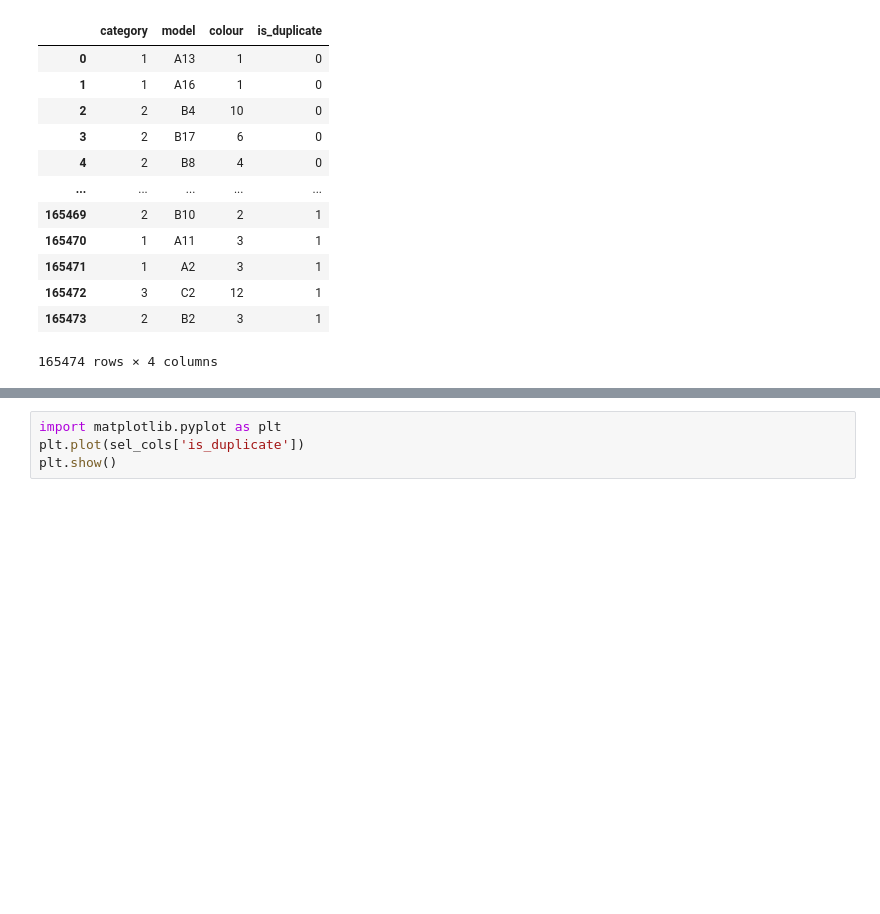
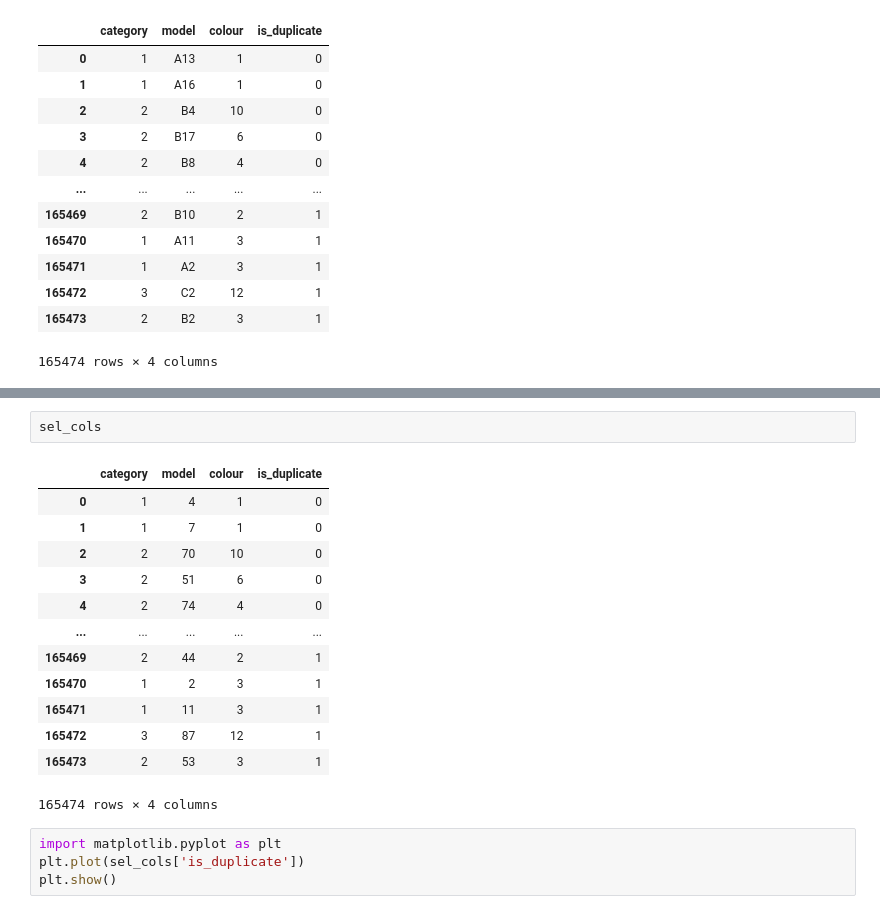
Before and after one commit to SiliconAlchemist/Learned_Stable_Bloom_Filters, a Jupyter notebook: LSBF_LR_Clickstream.ipynb, the cells around one changed output, grey strips where cells are left out. Cells and saved outputs as stored; diff of their text form; blank space fills up the shorter version.

```diff
--- a/LSBF_LR_Clickstream.ipynb
+++ b/LSBF_LR_Clickstream.ipynb
@@ -89,3 +102,19 @@ sel_cols
+# %%
+sel_cols
+# %% [output]
+|  | category | model | colour | is_duplicate |
+| 0 | 1 | 4 | 1 | 0 |
+| 1 | 1 | 7 | 1 | 0 |
+| 2 | 2 | 70 | 10 | 0 |
+| 3 | 2 | 51 | 6 | 0 |
+| 4 | 2 | 74 | 4 | 0 |
+| ... | ... | ... | ... | ... |
+| 165469 | 2 | 44 | 2 | 1 |
+| 165470 | 1 | 2 | 3 | 1 |
+| 165471 | 1 | 11 | 3 | 1 |
+| 165472 | 3 | 87 | 12 | 1 |
+| 165473 | 2 | 53 | 3 | 1 |
+165474 rows × 4 columns
 # %%
 import matplotlib.pyplot as plt
 plt.plot(sel_cols['is_duplicate'])
```
Also changed, not shown: parts of 10 cells of this notebook, 2 other files.
